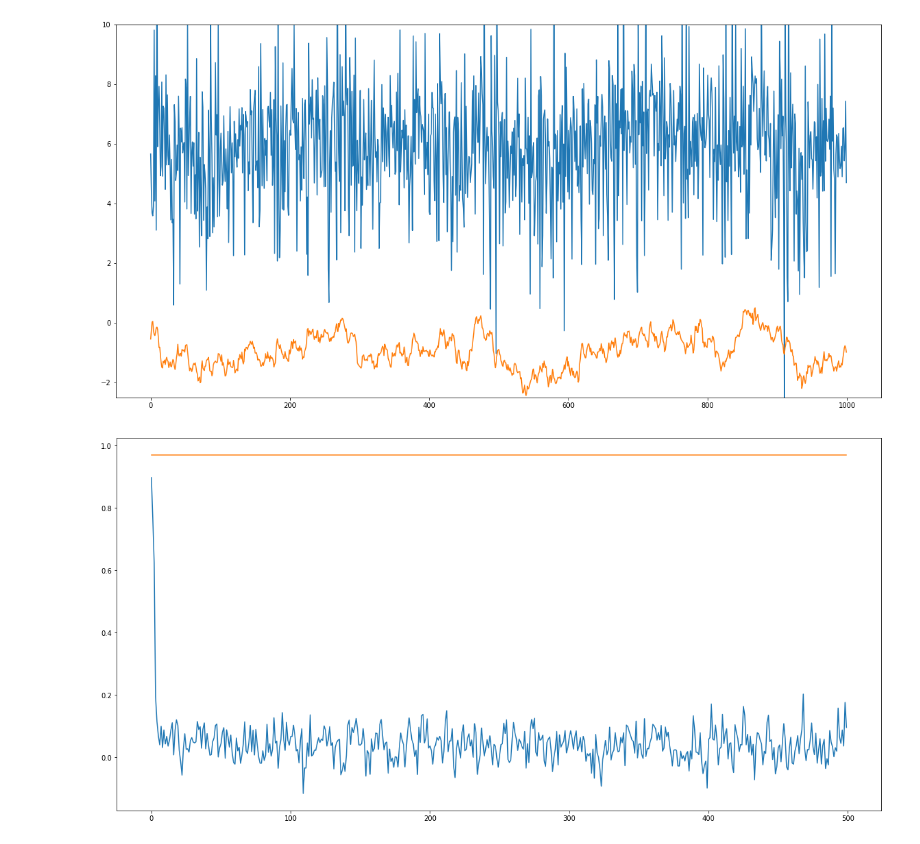
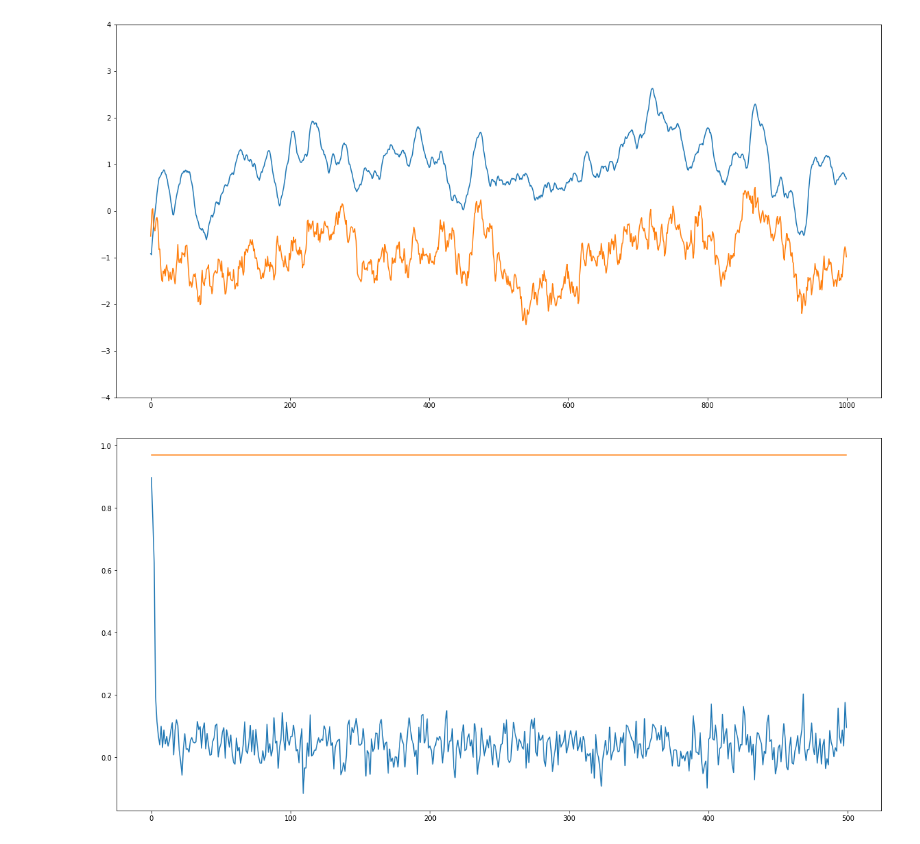
Before and after one commit to keiikegami/BayesHW9-10, a Jupyter notebook: HW10.ipynb, the cells around one changed output. Cells and saved outputs as stored; diff of their text form; code cells hidden in the pictures.

```diff
--- a/HW10.ipynb
+++ b/HW10.ipynb
@@ -4,7 +4,7 @@ import numpy as np
 import matplotlib.pyplot as plt
 % matplotlib inline
 # %%
-def FFBS(nsim, vy, mF, vV, amG, amW, vm0, mC0):
+def FFBS(vy, mF, vV, amG, amW, vm0, mC0):
 
     T, p = vy.shape[0], mF.shape[0]
     ma = np.zeros((T, p))
@@ -12,7 +12,7 @@ def FFBS(nsim, vy, mF, vV, amG, amW, vm0, mC0):
     mb = np.zeros((T, p))
     amR = [np.eye(p)]*T
     amC = [np.eye(p)]*T
-    amb = [0]*T
+    amb = np.zeros(T)
 
     vm = vm0
     mC = mC0
@@ -24,14 +24,12 @@ def FFBS(nsim, vy, mF, vV, amG, amW, vm0, mC0):
             vm = mm[t-1,:]
             mC = amC[t-1]
 
-        currentF = mF[:, t]
-
         ma[t, :] = vm*amG[t]
         amR[t] = amG[t]*mC*amG[t]+ amW[t]
-        dq = currentF*amR[t]*currentF + vV[t]
-        mA = currentF*amR[t]/dq
+        dq = amR[t] + vV[t]
+        mA = amR[t]/dq
 
-        m = vm*amG[t] + mA*(vy[t] - currentF*vm*amG[t])
+        m = vm*amG[t] + mA*(vy[t] - vm)
         mm[t, :] = m
 
         C = amR[t] - mA*mA*dq
@@ -39,17 +37,17 @@ def FFBS(nsim, vy, mF, vV, amG, amW, vm0, mC0):
 
     # BS loop
     C_float = C.astype(np.float64)
-    mb = np.random.normal(m.astype(np.float64), np.sqrt(C_float), size = nsim)
+    mb = np.random.normal(m.astype(np.float64), np.sqrt(C_float))
 
     amb[T-1] = mb
 
     for t in reversed(range(T-1)):
 
-        mB = np.dot(np.dot(amC[t], amG[t+1].T), 1/amR[t+1].astype(np.float64))
-        mH = amC[t] - [mB[0]**2*amR[t+1][0]]
+        mB = amC[t]*amG[t+1]/amR[t+1]
+        mH = amC[t] - [mB*mB*amR[t+1]]
         mean = mm[t, :] + (mb - ma[t+1, :])*mB
         H_float = mH.astype(np.float64)
-        mb = mean.astype(np.float64) + np.random.normal(np.zeros(p), np.sqrt(H_float), size = nsim)
+        mb = mean.astype(np.float64) + np.random.normal(np.zeros(p), np.sqrt(H_float))
 
         amb[t] = mb
 
@@ -112,13 +110,12 @@ for i in range(nsim):
     vV = np.array([vv2_mix[j] for j in vs])
     amG = [np.array([dphi])]*nT
     amW = [np.array([dsig2])]*nT
-    vh_star = FFBS(1,vy_star2,mF,vV,amG,amW,np.array([dmu]),dC0*dsig2)
-
+    vh_star = FFBS(vy_star2,mF,vV,amG,amW,np.array([dmu]),dC0*dsig2)
 
     # posterior for h_0^star
     vhstar0 = np.random.normal(vh_star[0]*dphi*dC0/(dphi**2 * dC0 + 1), np.sqrt(dsig2 * dC0/(dphi**2 * dC0 + 1)))
-    vh_star = [np.array([[vhstar0]])]+vh_star
-
+    vh_star = np.array([vhstar0])+vh_star
+    print(vh_star)
 
     """
     # sampling phi
@@ -150,8 +147,9 @@ for i in range(nsim):
     # sampling latent
     #vy_star2 = vy_star - dmu - np.array([vm_mix[j] for j in vs])
     for t in range(nT):
+        print(vh_star)
         vp = [vp_mix[k] * np.exp(-(vy_star2[t] - vh_star[t+1])**2/(2 * vv2_mix[k])) / (np.sqrt(2*np.pi*vv2_mix[k])) for k in range(nK)]
-        newvp = [p[0]/sum(vp)[0] for p in vp]
+        newvp = [p[0][0]/sum(vp)[0][0] for p in vp]
         vs[t] = np.random.choice(len(newvp), 1, p=newvp)
 
     # store
@@ -164,18 +181,18 @@ for i in range(nsim):
 # %%
 df = pd.read_csv("sv_truevol10.csv")
 truevol = df.values[0][1:]
 
 result = np.zeros(nT)
 for t in range(nT):
     result[t] = np.mean(mh[10:, t])
 
 plt.figure(figsize=(20, 10))
 plt.plot(result)
 plt.plot(truevol)
-plt.ylim(-2.5, 10)
+plt.ylim(-4, 4)
 plt.show()
 # %% [output]
-[figure, old version]
+[figure, new version]
 # %%
 truephi = np.ones(nsim)*0.97
 plt.figure(figsize=(20, 10))
```
Also changed, not shown: parts of 1 cell of this notebook.
